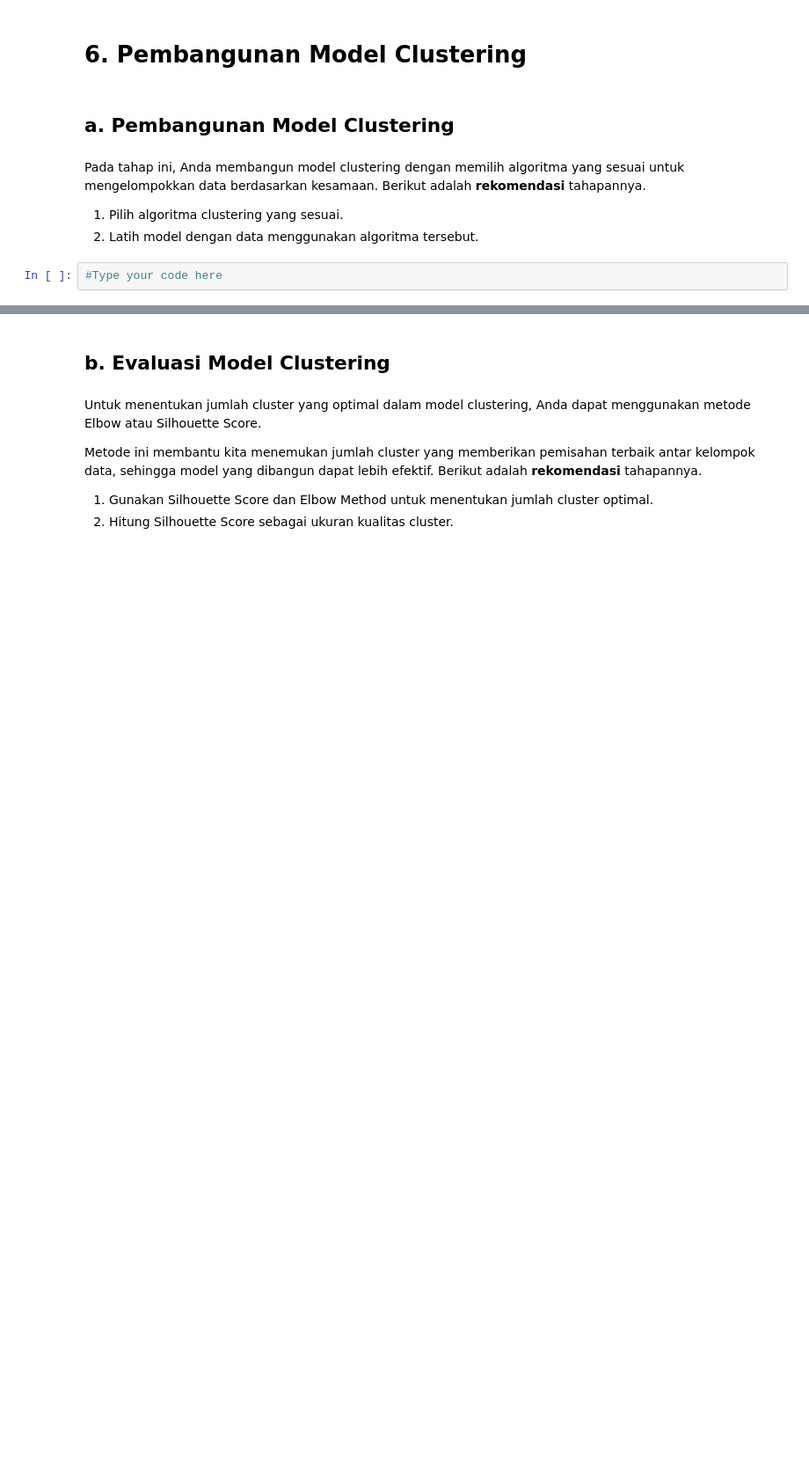
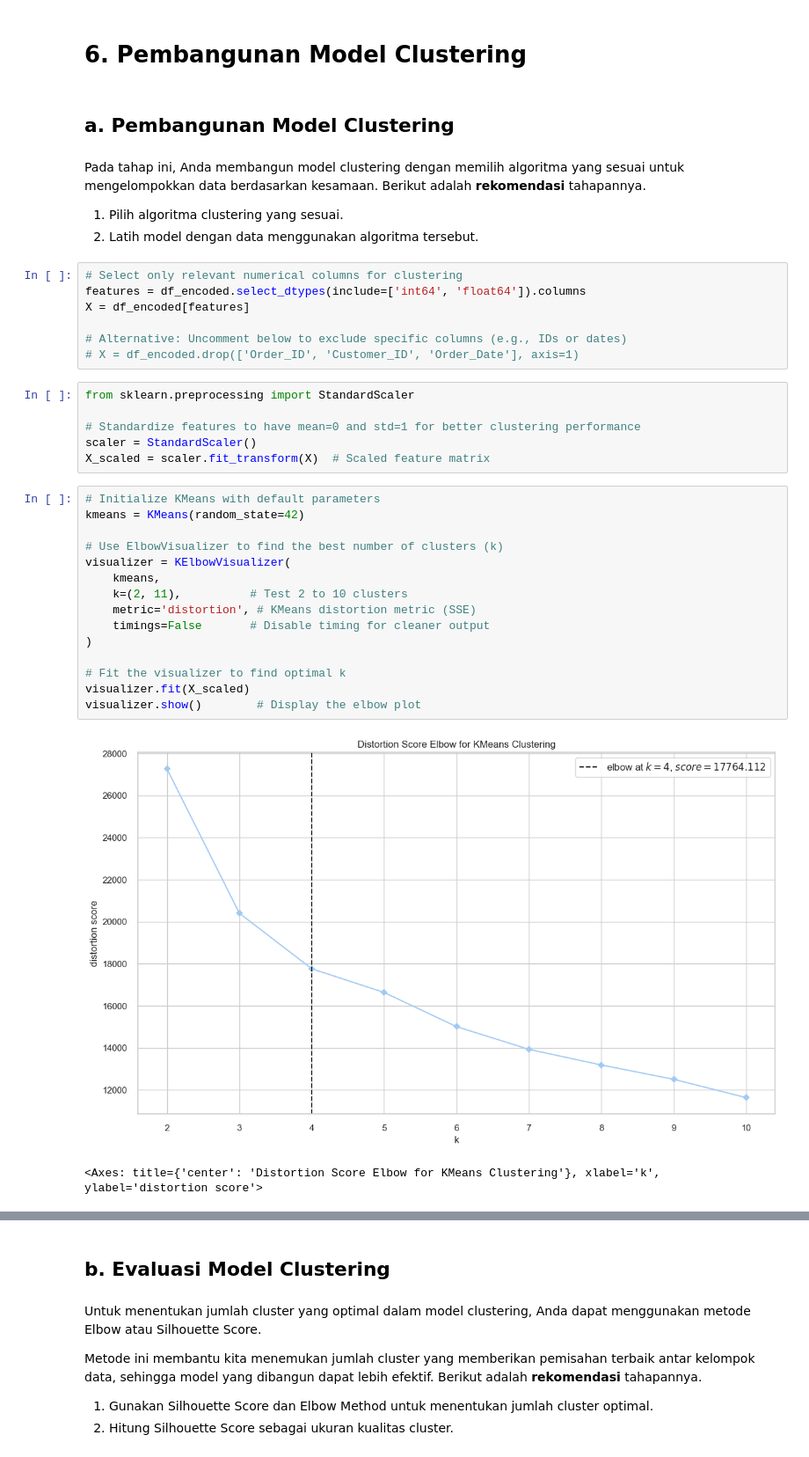
Before and after one commit to echaan/Beverage-Sales-ML, a Jupyter notebook: [Clustering]_Submission_Akhir_BMLP_M. Eric Chaniago.ipynb, the cells around one changed output, grey strips where cells are left out. Shown at 88% size. Saved outputs shown, nothing was run; the diff lists cells and outputs as text; blank space fills up the shorter version.

Commit message:
Model Training with K-Means Clustering

```diff
--- a/[Clustering]_Submission_Akhir_BMLP_M. Eric Chaniago.ipynb
+++ b/[Clustering]_Submission_Akhir_BMLP_M. Eric Chaniago.ipynb
@@ -538,5 +539,34 @@ df_encoded.head()
 Pada tahap ini, Anda membangun model clustering dengan memilih algoritma yang sesuai untuk mengelompokkan data berdasarkan kesamaan. Berikut adalah **rekomendasi** tahapannya.
 1. Pilih algoritma clustering yang sesuai.
 2. Latih model dengan data menggunakan algoritma tersebut.
-# %%
-#Type your code here
+# %%
+# Select only relevant numerical columns for clustering
+features = df_encoded.select_dtypes(include=['int64', 'float64']).columns
+X = df_encoded[features]
+
+# Alternative: Uncomment below to exclude specific columns (e.g., IDs or dates)
+# X = df_encoded.drop(['Order_ID', 'Customer_ID', 'Order_Date'], axis=1)
+# %%
+from sklearn.preprocessing import StandardScaler
+
+# Standardize features to have mean=0 and std=1 for better clustering performance
+scaler = StandardScaler()
+X_scaled = scaler.fit_transform(X)  # Scaled feature matrix
+# %%
+# Initialize KMeans with default parameters
+kmeans = KMeans(random_state=42)
+
+# Use ElbowVisualizer to find the best number of clusters (k)
+visualizer = KElbowVisualizer(
+    kmeans,
+    k=(2, 11),          # Test 2 to 10 clusters
+    metric='distortion', # KMeans distortion metric (SSE)
+    timings=False       # Disable timing for cleaner output
+)
+
+# Fit the visualizer to find optimal k
+visualizer.fit(X_scaled)
+visualizer.show()        # Display the elbow plot
+# %% [output]
+[figure, added]
+<Axes: title={'center': 'Distortion Score Elbow for KMeans Clustering'}, xlabel='k', ylabel='distortion score'>
```
Also changed, not shown: parts of 4 cells of this notebook.
